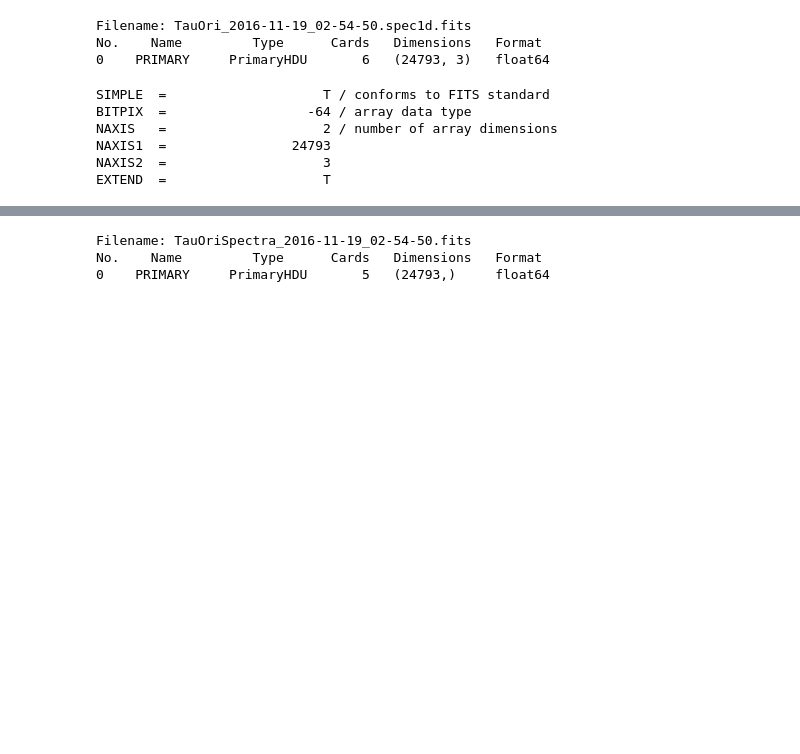
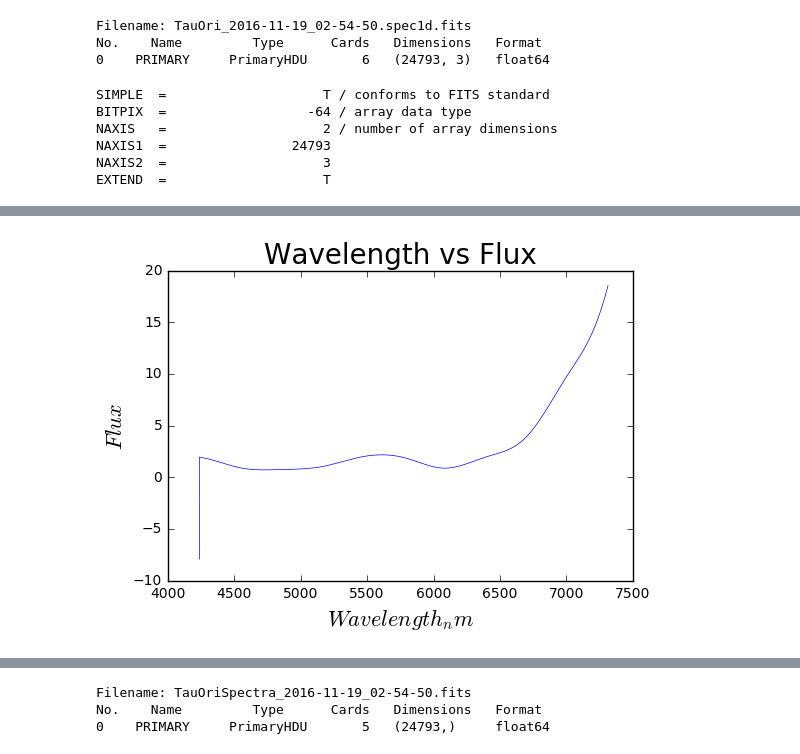
Before and after one commit to AstroPascual/Practica, a Jupyter notebook: 20161118/TauOri2.ipynb, the cells around one changed output, grey strips where cells are left out. Cells and saved outputs as stored; diff of their text form; code cells hidden in the pictures; blank space fills up the shorter version.

```diff
--- a/20161118/TauOri2.ipynb
+++ b/20161118/TauOri2.ipynb
@@ -160,0 +167,18 @@ plt.show()
+# %%
+#FITEO
+
+from scipy.interpolate import splrep,splev
+# First define the number of knots. Let's put, say, 10 knots:
+nknots = 10
+# Now we crate the array of knots:
+knots = np.arange(xv[1],xv[len(xv)-1],(xv[len(xv)-1]-xv[1])/np.double(nknots))
+tck = splrep(xv,yv,t=knots)
+fit = splev(xv,tck)
+
+plt.plot(xv,fit,linewidth=.5)
+plt.title('Wavelength vs Flux', fontsize = 20)
+plt.xlabel('$Wavelength_nm$',fontsize=16)
+plt.ylabel('$Flux$',fontsize=16)
+plt.show()
+# %% [output]
+[figure, added]
```
Also changed, not shown: parts of 17 cells of this notebook.
